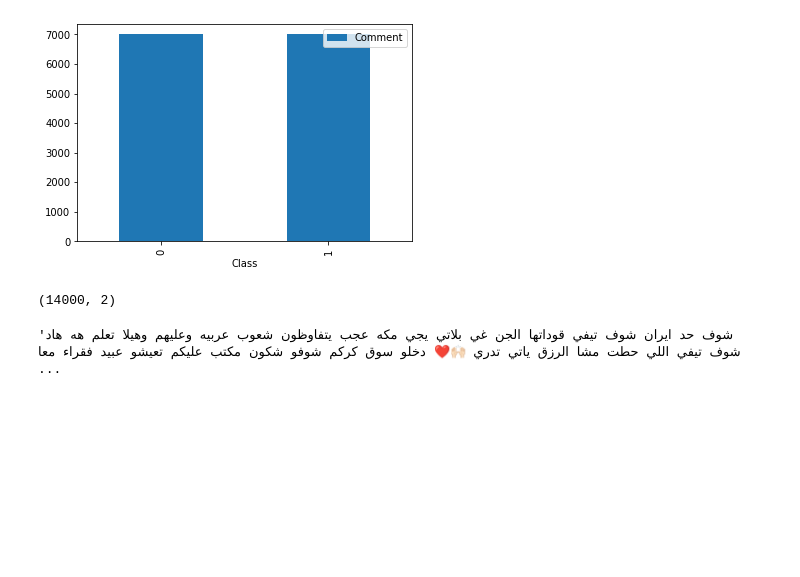
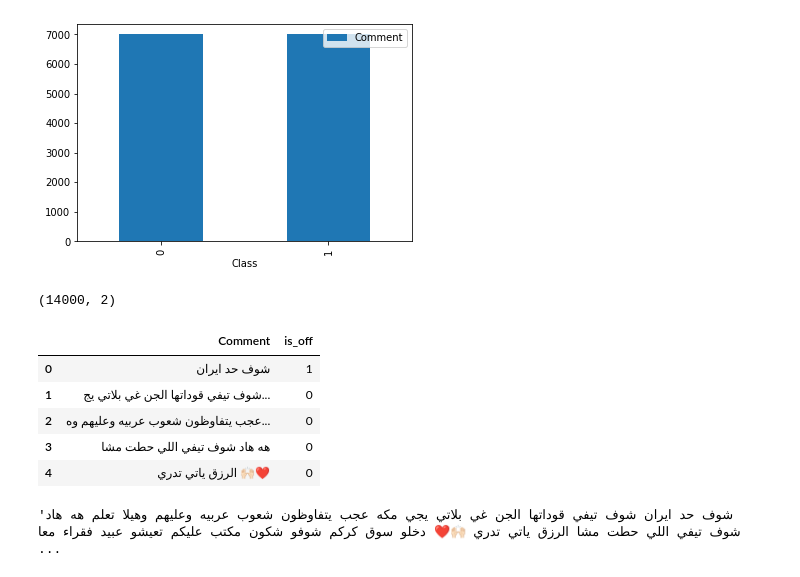
Before and after one commit to MouadBH/arabic-offensive-language-detection, a Jupyter notebook: LSTM_pretrained_embeddings.ipynb, the cells around one changed output. Drawn from its saved outputs; the diff is of its cells as text; code cells hidden in the pictures; blank space fills up the shorter version.

```diff
--- a/LSTM_pretrained_embeddings.ipynb
+++ b/LSTM_pretrained_embeddings.ipynb
@@ -38,6 +38,15 @@ data.Comment = data.Comment.apply(take_a_shower)
 data.shape
 # %% [output]
 (14000, 2)
+# %%
+data.head()
+# %% [output]
+|  | Comment | is_off |
+| 0 | شوف حد ايران | 1 |
+| 1 | شوف تيفي قوداتها الجن غي بلاتي يج... | 0 |
+| 2 | عجب يتفاوظون شعوب عربيه وعليهم وه... | 0 |
+| 3 | هه هاد شوف تيفي اللي حطت مشا | 0 |
+| 4 | الرزق ياتي تدري 🙌🏻❤️ | 0 |
 # %%
 comments = ' '.join(list(data.Comment))
 comments[0:1000]
```
Also changed, not shown: parts of 16 cells of this notebook, 2 other files.
